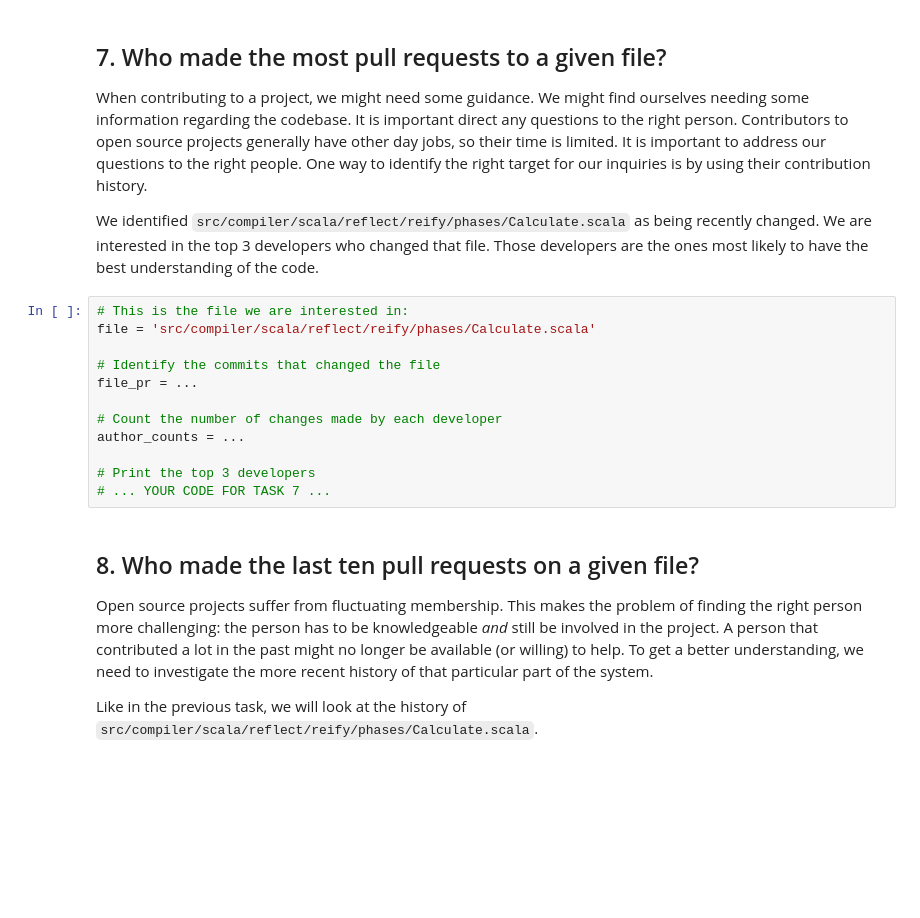
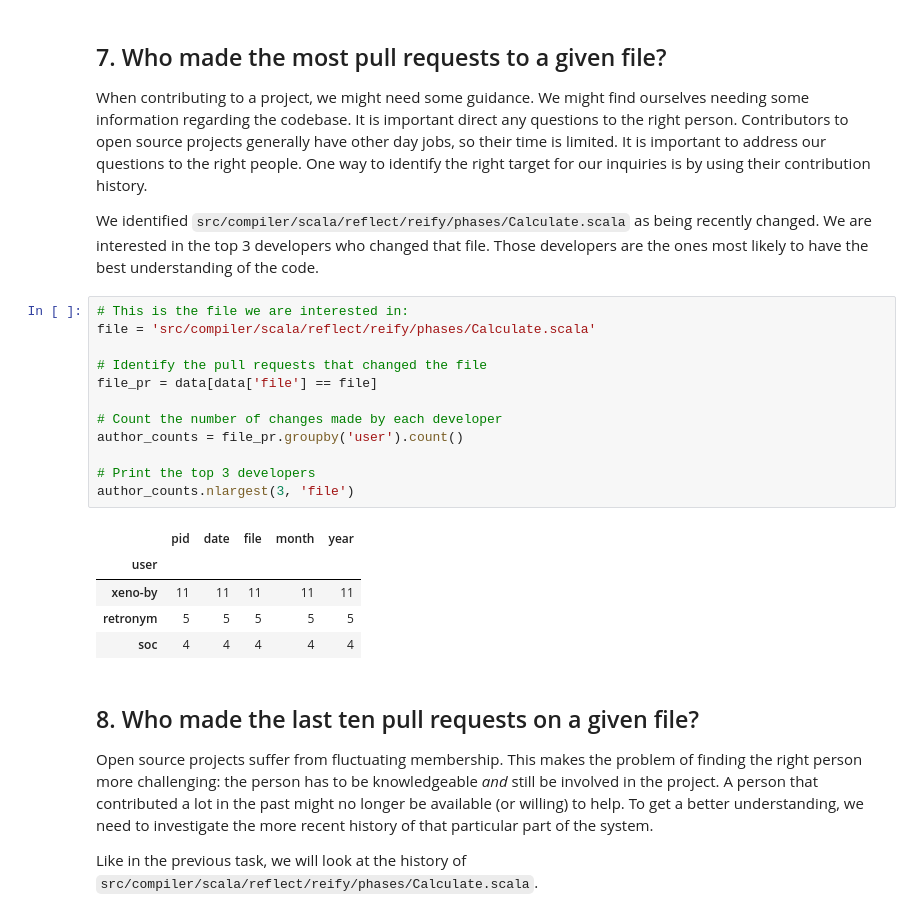
Before and after one commit to Chetoff1228/DC_Python, a Jupyter notebook: GithubHistory/notebook.ipynb, the cells around one changed output. Drawn from its saved outputs; the diff is of its cells as text; blank space fills up the shorter version.

```diff
--- a/GithubHistory/notebook.ipynb
+++ b/GithubHistory/notebook.ipynb
@@ -92,15 +162,21 @@ files
 # %%
 # This is the file we are interested in:
 file = 'src/compiler/scala/reflect/reify/phases/Calculate.scala'
 
-# Identify the commits that changed the file
-file_pr = ...
+# Identify the pull requests that changed the file
+file_pr = data[data['file'] == file]
 
 # Count the number of changes made by each developer
-author_counts = ...
+author_counts = file_pr.groupby('user').count()
 
 # Print the top 3 developers
-# ... YOUR CODE FOR TASK 7 ...
+author_counts.nlargest(3, 'file')
+# %% [output]
+|  | pid | date | file | month | year |
+| user |  |  |  |  |  |
+| xeno-by | 11 | 11 | 11 | 11 | 11 |
+| retronym | 5 | 5 | 5 | 5 | 5 |
+| soc | 4 | 4 | 4 | 4 | 4 |
 # %% [markdown]
 ## 8. Who made the last ten pull requests on a given file?
 <p>Open source projects suffer from fluctuating membership. This makes the problem of finding the right person more challenging: the person has to be knowledgeable <em>and</em> still be involved in the project. A person that contributed a lot in the past might no longer be available (or willing) to help. To get a better understanding, we need to investigate the more recent history of that particular part of the system. </p>
```
Also changed, not shown: parts of 8 cells of this notebook, 1 other file.
